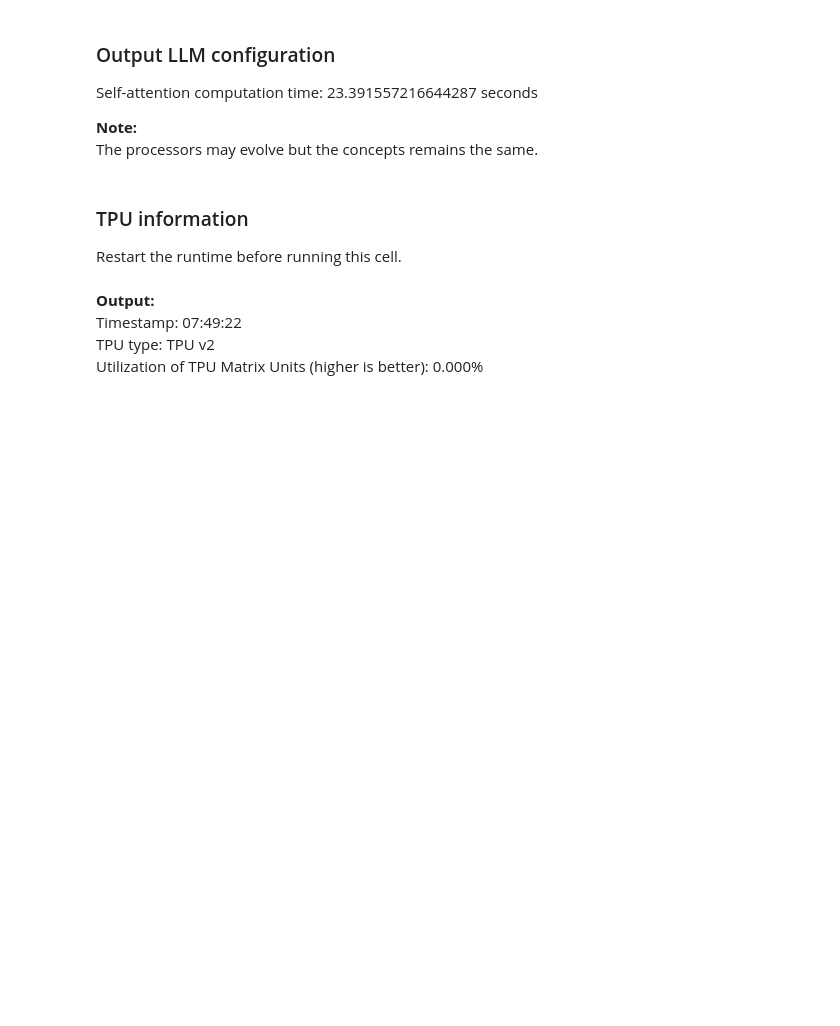
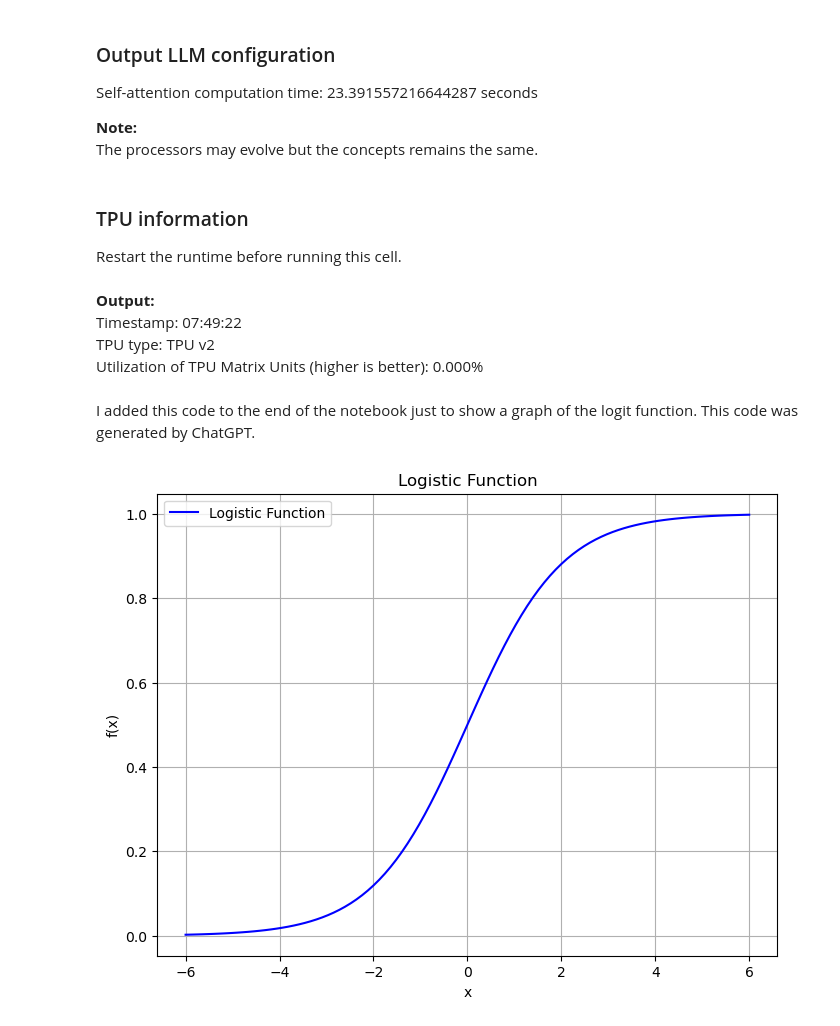
Before and after one commit to rkaunismaa/Transformers-for-Natural-Language-Processing-and-Computer-Vision-3rd-Edition, a Jupyter notebook: Chapter01/O_1_and_Accelerators.ipynb, the cells around one changed output. Saved outputs shown, nothing was run; the diff lists cells and outputs as text; code cells hidden in the pictures; blank space fills up the shorter version.

Commit message:
Add a graph of the logistic function to Chapter01/O_1_and_Accelerators.ipynb

```diff
--- a/Chapter01/O_1_and_Accelerators.ipynb
+++ b/Chapter01/O_1_and_Accelerators.ipynb
@@ -312,3 +312,30 @@ from tensorflow.python.profiler import profiler_client
   Timestamp: 07:49:22
   TPU type: TPU v2
   Utilization of TPU Matrix Units (higher is better): 0.000%
+# %% [markdown]
+I added this code to the end of the notebook just to show a graph of the logit function. This code was generated by ChatGPT.
+# %%
+import numpy as np
+import matplotlib.pyplot as plt
+
+# Define the logistic function
+def logistic(x):
+    return 1 / (1 + np.exp(-x))
+
+# Generate x values
+x = np.linspace(-6, 6, 100)
+
+# Calculate y values using the logistic function
+y = logistic(x)
+
+# Plot the logistic function
+plt.figure(figsize=(8, 6))
+plt.plot(x, y, label='Logistic Function', color='blue')
+plt.title('Logistic Function')
+plt.xlabel('x')
+plt.ylabel('f(x)')
+plt.grid(True)
+plt.legend()
+plt.show()
+# %% [output]
+[figure, added]
```
